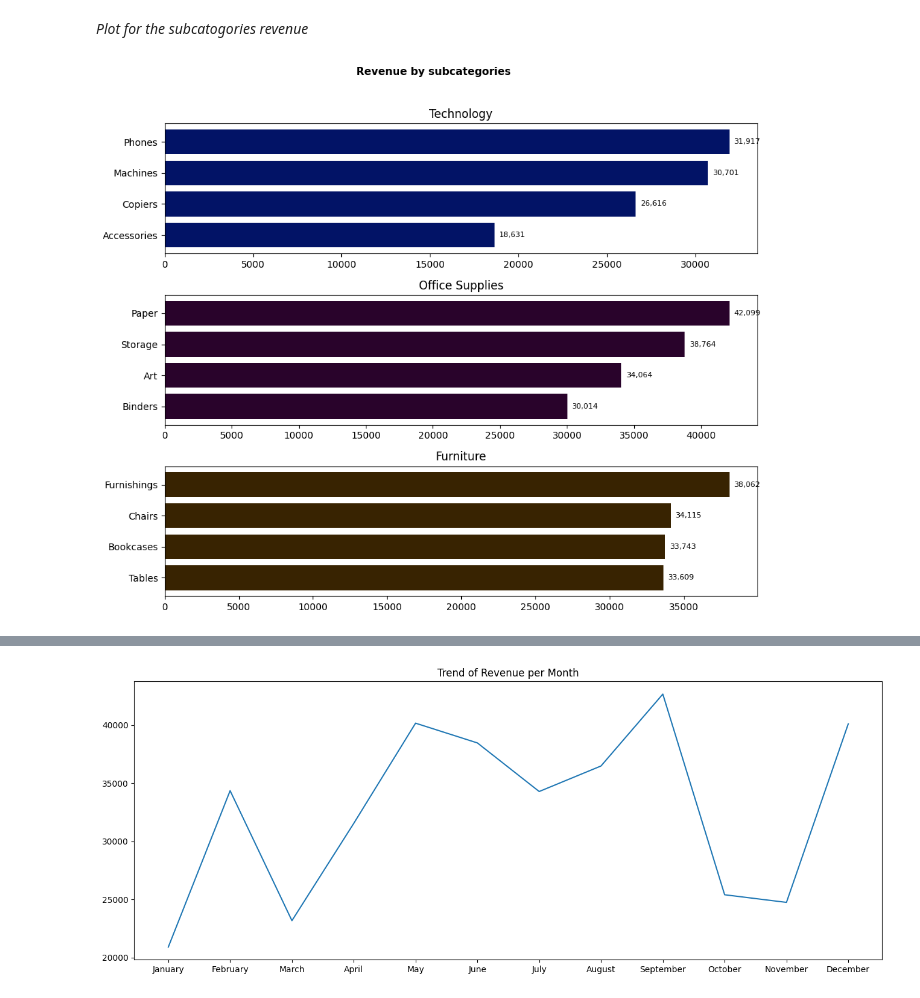
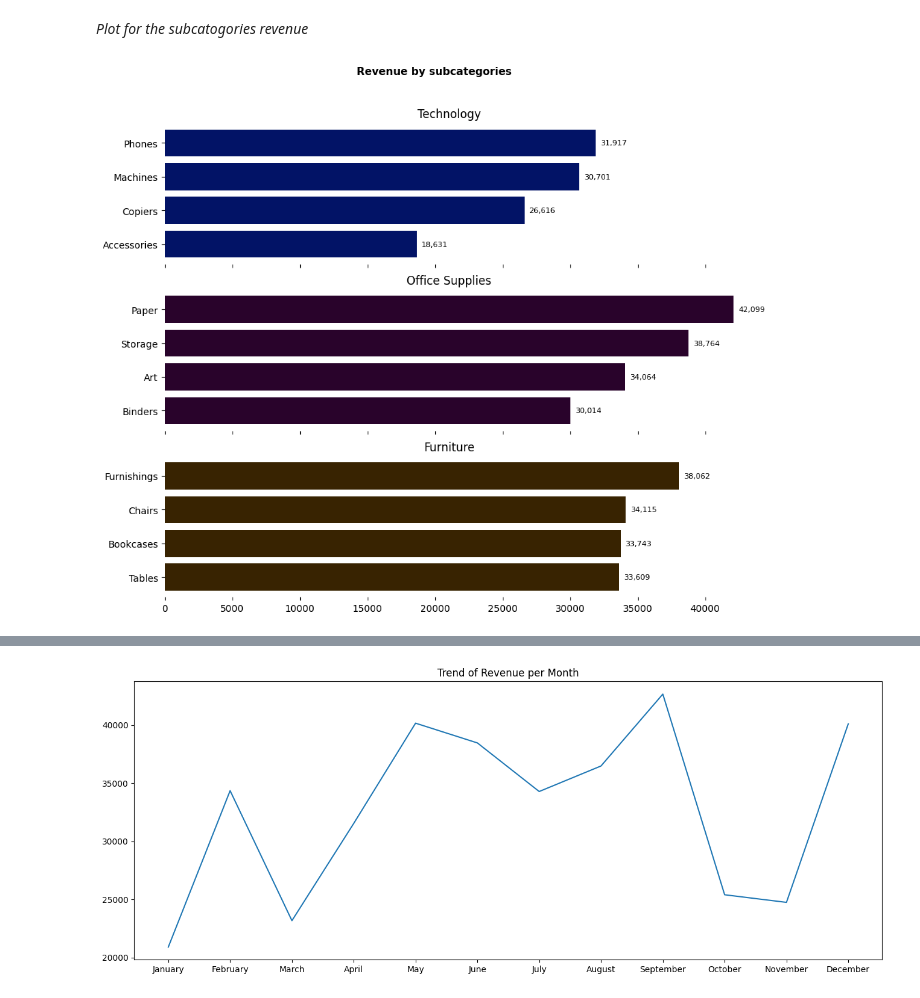
Before and after one commit to iamdrmeka/sales_performance, a Jupyter notebook: sales_performance.ipynb, the cells around one changed output, grey strips where cells are left out. Saved outputs shown, nothing was run; the diff lists cells and outputs as text; code cells hidden in the pictures.

```diff
--- a/sales_performance.ipynb
+++ b/sales_performance.ipynb
@@ -121,28 +148,41 @@ plt.show()
 # %% [markdown]
 *Plot for the subcatogories revenue*
 # %%
-fig, ax = plt.subplots(3, 1, figsize=(10, 8))
+fig, ax = plt.subplots(3, 1, figsize=(10, 8), sharex=True)
 
 plt.suptitle("Revenue by subcategories", fontsize=11, fontweight='bold', y=1.02)
 
+# compute global max
+max_revenue = max(
+    furniture['Revenue'].max(),
+    office_sups['Revenue'].max(),
+    techs['Revenue'].max()
+)
 
+# Furniture
 b2 = ax[2].barh(furniture['product_sub-category'], furniture['Revenue'], color='#382301')
 ax[2].set_title('Furniture')
-ax[2].bar_label(b2, fmt='{:,.0f}', padding=5, fontsize=8, color='black')
+ax[2].bar_label(b2, fmt='{:,.0f}', padding=5, fontsize=8)
+ax[2].set_xlim(0, max_revenue)
+
+# Office Supplies
+b1 = ax[1].barh(office_sups['product_sub-category'], office_sups['Revenue'], color='#29032b')
+ax[1].set_title('Office Supplies')
+ax[1].bar_label(b1, fmt='{:,.0f}', padding=5, fontsize=8)
+ax[1].set_xlim(0, max_revenue)
+
+# Technology
+b0 = ax[0].barh(techs['product_sub-category'], techs['Revenue'], color='#021366')
+ax[0].set_title('Technology')
+ax[0].bar_label(b0, fmt='{:,.0f}', padding=5, fontsize=8)
+ax[0].set_xlim(0, max_revenue)
 
 
-b1 = ax[1].barh(office_sups['product_sub-category'], office_sups['Revenue'], color='#29032b')
-ax[1].set_title('Office Supplies')
-ax[1].bar_label(b1, fmt='{:,.0f}', padding=5, fontsize=8, color='black')
-
-
-b0 = ax[0].barh(techs['product_sub-category'], techs['Revenue'], color='#021366')
-ax[0].set_title('Technology')
-ax[0].bar_label(b0, fmt='{:,.0f}', padding=5, fontsize=8, color='black')
-
-
+for a in ax.flatten():
+    for b in a.spines.values():
+        b.set_visible(False)
 
 plt.tight_layout()
 plt.show()
 # %% [output]
-[figure, old version]
+[figure, new version]
```
Also changed, not shown: parts of 8 cells of this notebook, 16 other files.
